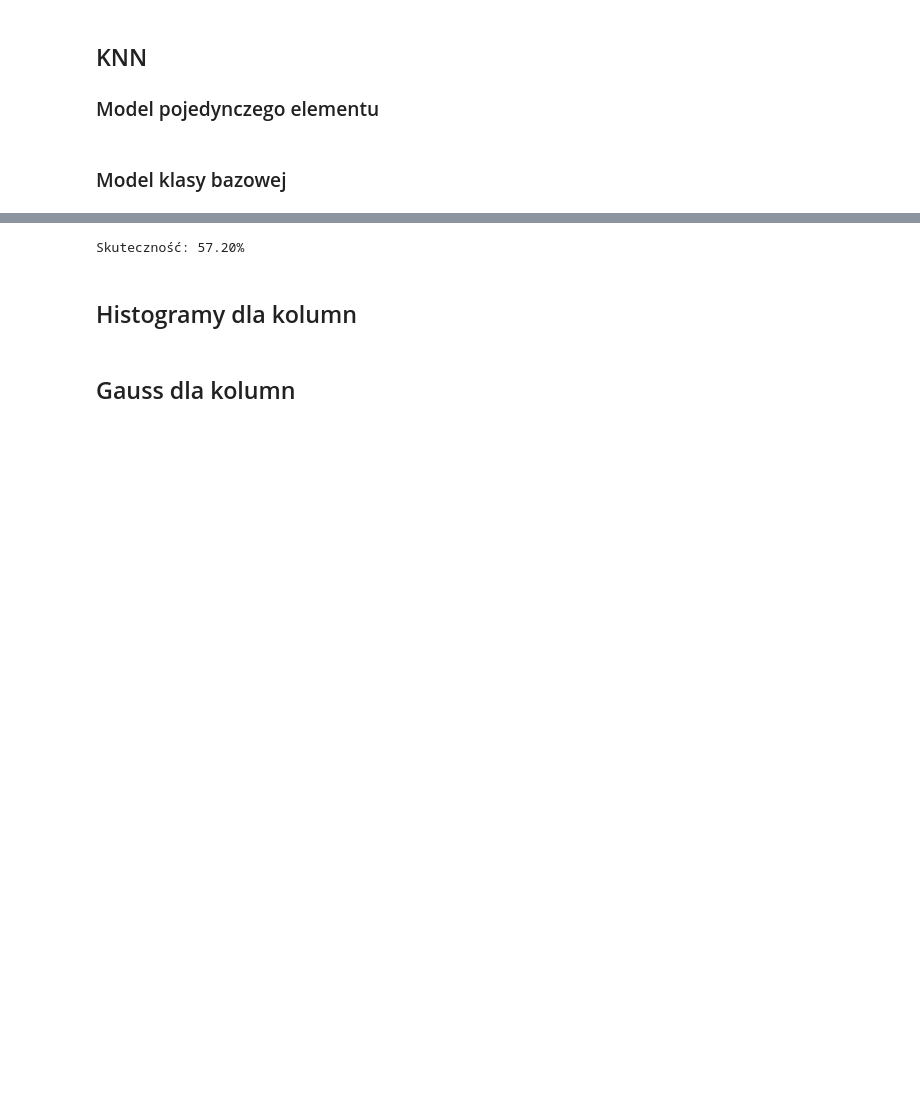
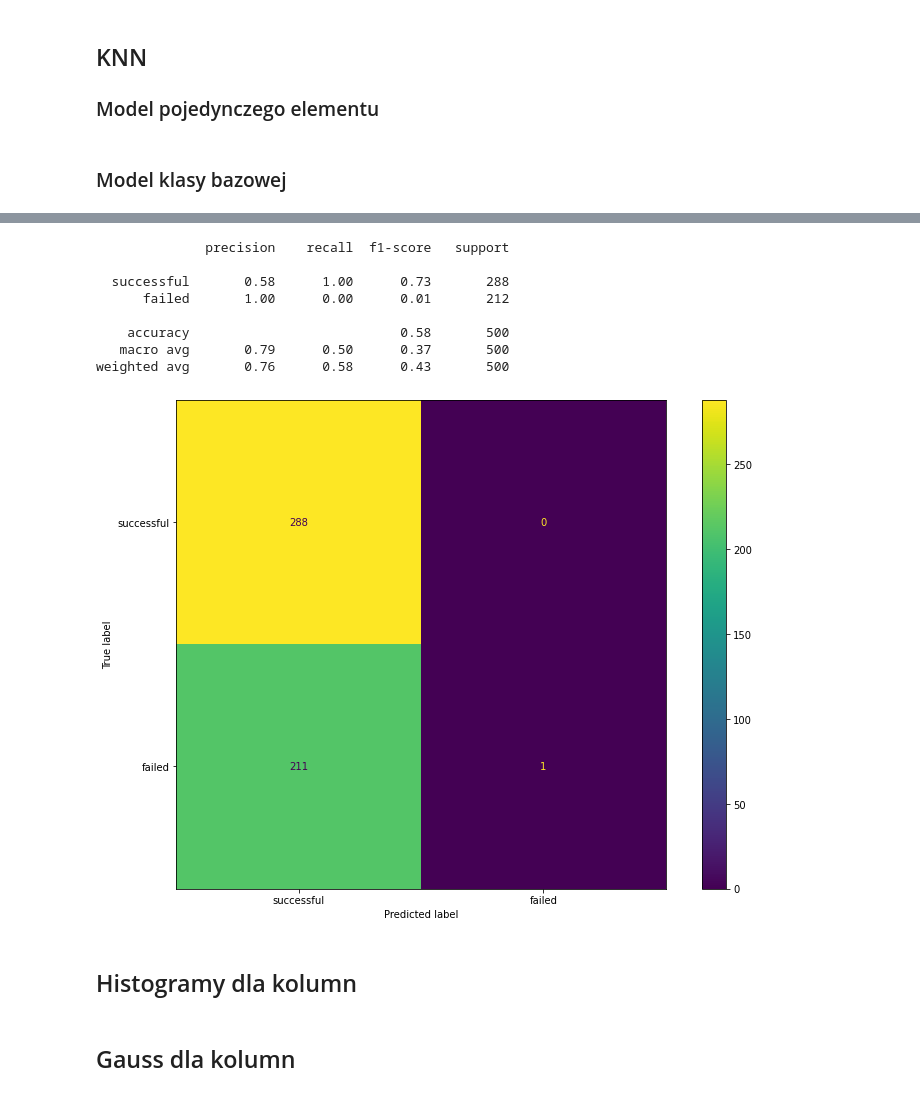
Before and after one commit to emesiarze/startup-data-analysis, a Jupyter notebook: kickstarter-analysis.ipynb, the cells around one changed output, grey strips where cells are left out. Cells and saved outputs as stored; diff of their text form; code cells hidden in the pictures; blank space fills up the shorter version.

```diff
--- a/kickstarter-analysis.ipynb
+++ b/kickstarter-analysis.ipynb
@@ -483,18 +513,20 @@ class KnnCentroids(KnnBase):
-# %%
-knn_centroids = KnnCentroids(df_train)
-knn_centroids.train()
-
-test_data_size = df_test['state'].count()
-classified_correctly = 0
-for i in range(0, test_data_size):
-    new_object = Startup(df_test.iloc[i])
-    expected_outcome = new_object.state
-    actual_outcome = knn_centroids.classify(new_object, False)
-    if actual_outcome == expected_outcome:
-        classified_correctly += 1
-print('Skuteczność: {:.2f}%'.format(classified_correctly / test_data_size * 100))
-# %% [output]
-Skuteczność: 57.20%
+# %%
+print(classification_report(expected_classes, predicted_classes, target_names=['successful', 'failed']))
+
+cm = confusion_matrix(expected_classes, predicted_classes)
+disp = ConfusionMatrixDisplay(confusion_matrix=cm, display_labels=['successful', 'failed'])
+disp.plot()
+plt.show()
+# %% [output]
+              precision    recall  f1-score   support
+
+  successful       0.58      1.00      0.73       288
+      failed       1.00      0.00      0.01       212
+
+    accuracy                           0.58       500
+   macro avg       0.79      0.50      0.37       500
+weighted avg       0.76      0.58      0.43       500
+[figure, added]
 # %% [markdown]
 ## Histogramy dla kolumn
 # %% [markdown]
```
Also changed, not shown: parts of 18 cells of this notebook.
